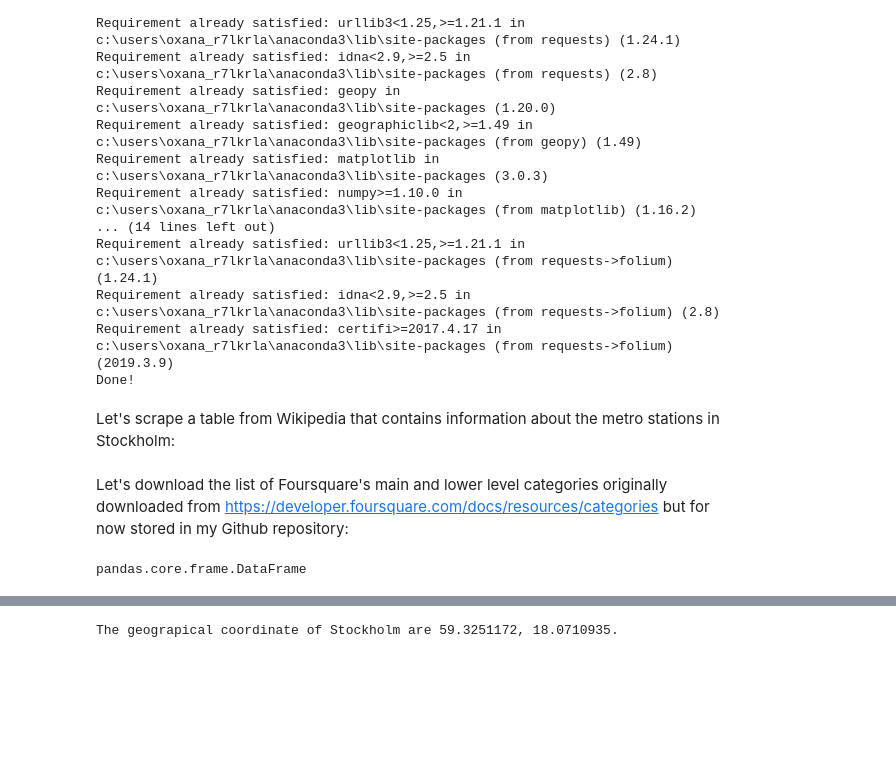
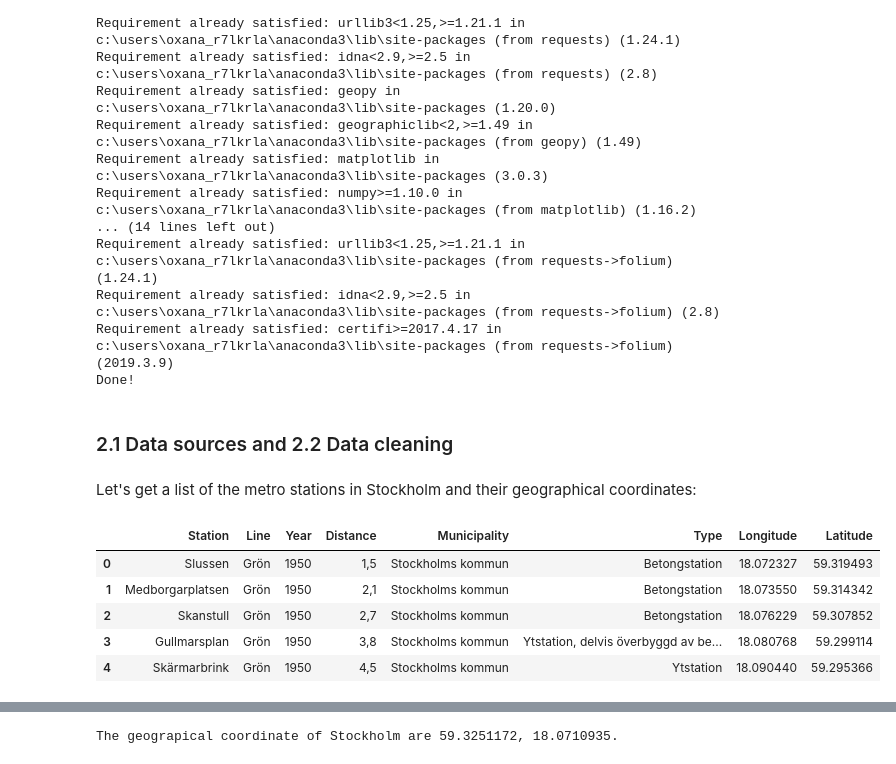
Before and after one commit to OxanaFalk/Coursera_Capstone, a Jupyter notebook: Notebook_Final_assigment_Capstone_Project_Oxana_Falk.ipynb, the cells around one changed output, grey strips where cells are left out. Saved outputs shown, nothing was run; the diff lists cells and outputs as text; code cells hidden in the pictures; blank space fills up the shorter version.

```diff
--- a/Notebook_Final_assigment_Capstone_Project_Oxana_Falk.ipynb
+++ b/Notebook_Final_assigment_Capstone_Project_Oxana_Falk.ipynb
@@ -63,26 +81,27 @@ Requirement already satisfied: urllib3<1.25,>=1.21.1 in c:\users\oxana_r7lkrla\a
 Requirement already satisfied: idna<2.9,>=2.5 in c:\users\oxana_r7lkrla\anaconda3\lib\site-packages (from requests->folium) (2.8)
 Requirement already satisfied: certifi>=2017.4.17 in c:\users\oxana_r7lkrla\anaconda3\lib\site-packages (from requests->folium) (2019.3.9)
 Done!
+# %% [markdown]
+### 2.1 Data sources and 2.2 Data cleaning
 # %% [markdown]
-Let's scrape a table from Wikipedia that contains information about the metro stations in Stockholm:
+Let's get a list of the metro stations in Stockholm and their geographical coordinates:
 # %%
 source=requests.get('https://sv.wikipedia.org/w/index.php?title=Lista_%C3%B6ver_tunnelbanestationer_i_Stockholm&oldid=46033661').text
 soup = BeautifulSoup(source,'lxml')
 table=soup.find('table',{'class':'sortable wikitable'})
 table_rows = table.find_all('tr')
 res = []
 for tr in table_rows:
     td = tr.find_all('td')
     row = [tr.text.strip() for tr in td if tr.text.strip()]
     if row:
         res.append(row)
-
-df = pd.DataFrame(res, columns=["Station", "Line", "Year", "Distance", "Municipality", "Type", "Longitude", "Latitude"])
+metro_st = pd.DataFrame(res, columns=["Station", "Line", "Year", "Distance", "Municipality", "Type", "Longitude", "Latitude"])
+metro_st.head()
+# %% [output]
+|  | Station | Line | Year | Distance | Municipality | Type | Longitude | Latitude |
+| 0 | Slussen | Grön | 1950 | 1,5 | Stockholms kommun | Betongstation | 18.072327 | 59.319493 |
+| 1 | Medborgarplatsen | Grön | 1950 | 2,1 | Stockholms kommun | Betongstation | 18.073550 | 59.314342 |
+| 2 | Skanstull | Grön | 1950 | 2,7 | Stockholms kommun | Betongstation | 18.076229 | 59.307852 |
+| 3 | Gullmarsplan | Grön | 1950 | 3,8 | Stockholms kommun | Ytstation, delvis överbyggd av be... | 18.080768 | 59.299114 |
+| 4 | Skärmarbrink | Grön | 1950 | 4,5 | Stockholms kommun | Ytstation | 18.090440 | 59.295366 |
-# %% [markdown]
-Let's download the list of Foursquare's main and lower level categories originally downloaded from https://developer.foursquare.com/docs/resources/categories but for now stored in my Github repository:
-# %%
-foursquare_cat=pd.read_csv('https://raw.githubusercontent.com/OxanaFalk/Coursera_Capstone/master/Foursquare_categories_20190718.txt')
-type(foursquare_cat)
-#foursquare_cat.head()
-# %% [output]
-pandas.core.frame.DataFrame
```
Also changed, not shown: parts of 119 cells of this notebook, 6 other files.
